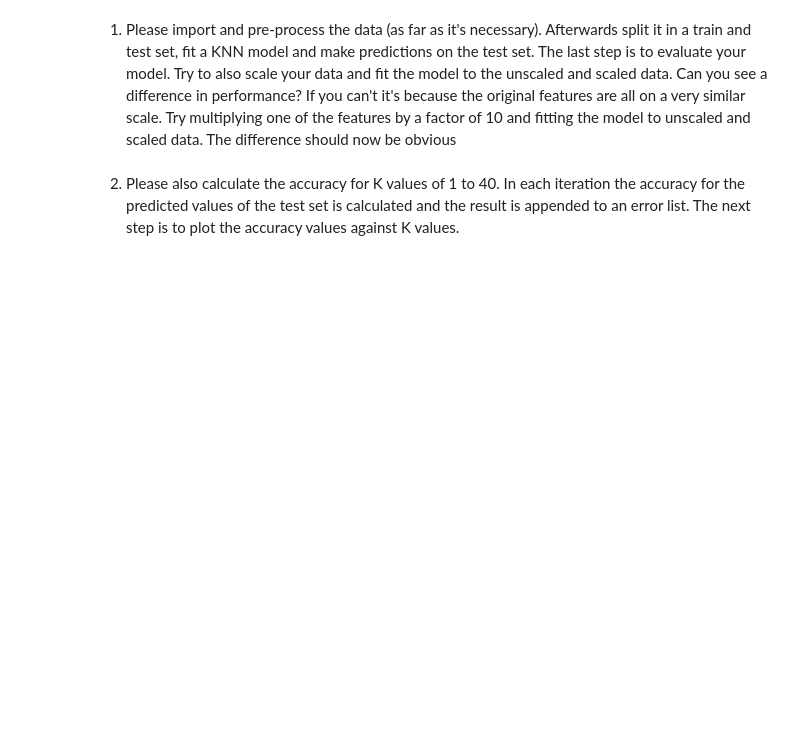
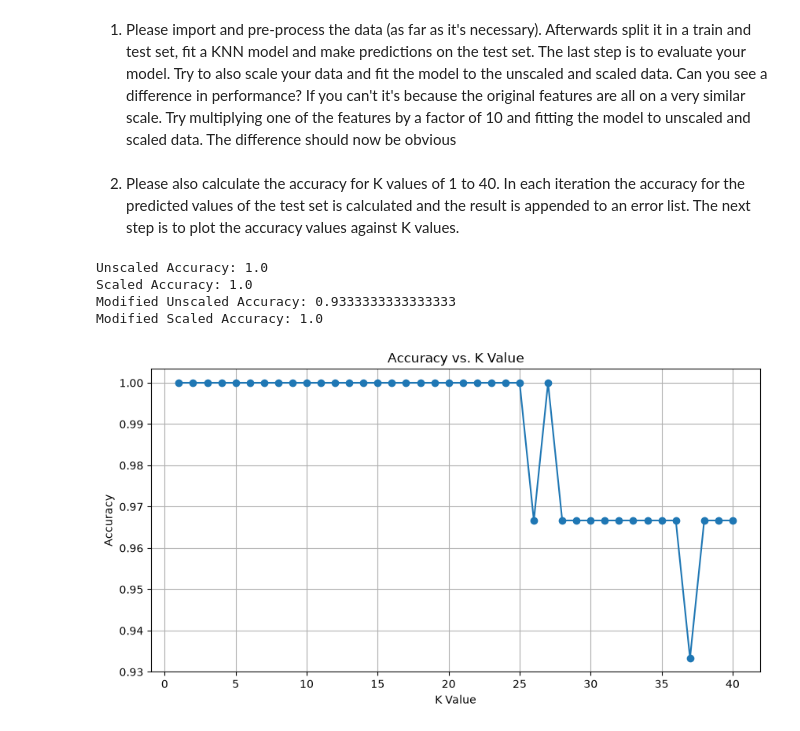
Before and after one commit to gulsahbayhan/distance_metrics, a Jupyter notebook: 4_knn_exercise.ipynb, the cells around one changed output. Saved outputs shown, nothing was run; the diff lists cells and outputs as text; code cells hidden in the pictures; blank space fills up the shorter version.

```diff
--- a/4_knn_exercise.ipynb
+++ b/4_knn_exercise.ipynb
@@ -23,3 +23,68 @@ If you can't it's because the original features are all on a very similar scale.
 # %% [markdown]
 2. Please also calculate the accuracy for K values of 1 to 40. In each iteration the accuracy for the predicted values of the test set is calculated and the result is appended to an error list.
 The next step is to plot the accuracy values against K values.
+# %%
+import pandas as pd
+import numpy as np
+import matplotlib.pyplot as plt
+from sklearn.datasets import load_iris
+from sklearn.model_selection import train_test_split
+from sklearn.preprocessing import StandardScaler
+from sklearn.neighbors import KNeighborsClassifier
+from sklearn.metrics import accuracy_score
+
+# 1. Veriyi yükleme ve bölme
+iris = load_iris()
+X, y = iris.data, iris.target
+X_train, X_test, y_train, y_test = train_test_split(X, y, test_size=0.2, random_state=42)
+
+# Unscaled (Ham) KNN
+knn_raw = KNeighborsClassifier(n_neighbors=3)
+knn_raw.fit(X_train, y_train)
+print("Unscaled Accuracy:", accuracy_score(y_test, knn_raw.predict(X_test)))
+
+# Scaled (Ölçeklendirilmiş) KNN
+scaler = StandardScaler()
+X_train_s = scaler.fit_transform(X_train)
+X_test_s = scaler.transform(X_test)
+
+knn_scaled = KNeighborsClassifier(n_neighbors=3)
+knn_scaled.fit(X_train_s, y_train)
+print("Scaled Accuracy:", accuracy_score(y_test, knn_scaled.predict(X_test_s)))
+
+# Bir özelliği 10 ile çarpma deneyi
+X_train_mod = X_train.copy()
+X_test_mod = X_test.copy()
+X_train_mod[:, 0] *= 10
+X_test_mod[:, 0] *= 10
+
+knn_raw.fit(X_train_mod, y_train)
+print("Modified Unscaled Accuracy:", accuracy_score(y_test, knn_raw.predict(X_test_mod)))
+
+X_train_mod_s = scaler.fit_transform(X_train_mod)
+X_test_mod_s = scaler.transform(X_test_mod)
+knn_scaled.fit(X_train_mod_s, y_train)
+print("Modified Scaled Accuracy:", accuracy_score(y_test, knn_scaled.predict(X_test_mod_s)))
+
+# 2. k = 1..40 için doğruluk grafiği
+accuracies = []
+k_values = range(1, 41)
+
+for k in k_values:
+    knn = KNeighborsClassifier(n_neighbors=k)
+    knn.fit(X_train_s, y_train)
+    accuracies.append(accuracy_score(y_test, knn.predict(X_test_s)))
+
+plt.figure(figsize=(10, 5))
+plt.plot(k_values, accuracies, marker='o')
+plt.xlabel("K Value")
+plt.ylabel("Accuracy")
+plt.title("Accuracy vs. K Value")
+plt.grid(True)
+plt.show()
+# %% [output]
+Unscaled Accuracy: 1.0
+Scaled Accuracy: 1.0
+Modified Unscaled Accuracy: 0.9333333333333333
+Modified Scaled Accuracy: 1.0
+[figure, added]
```
Also changed, not shown: 2 other files.
